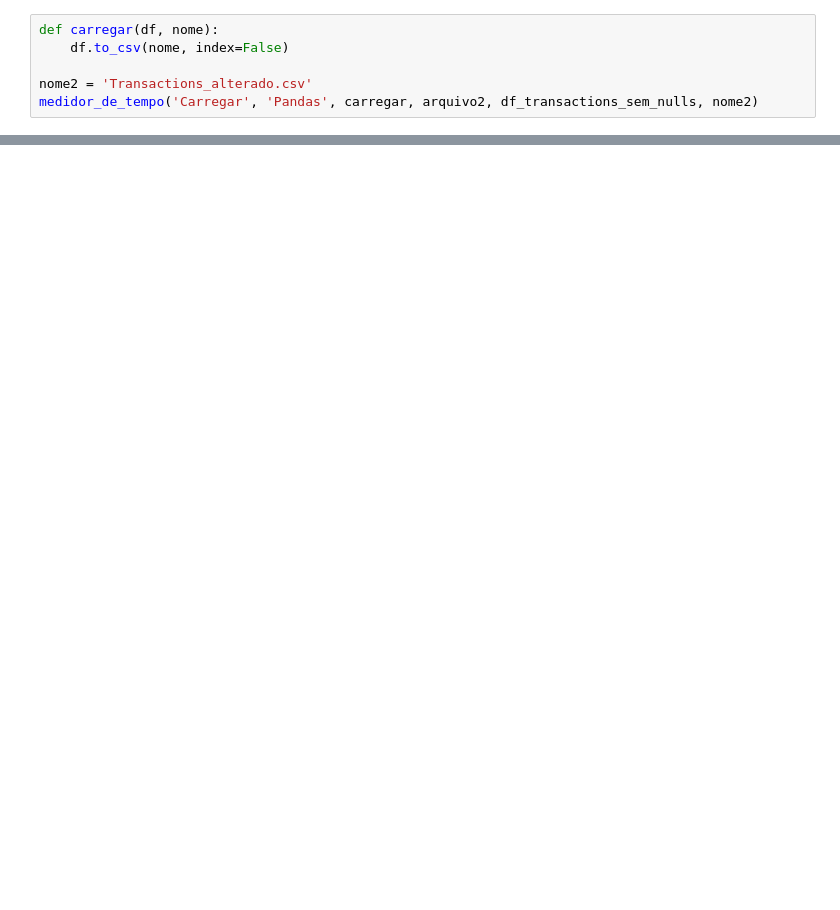
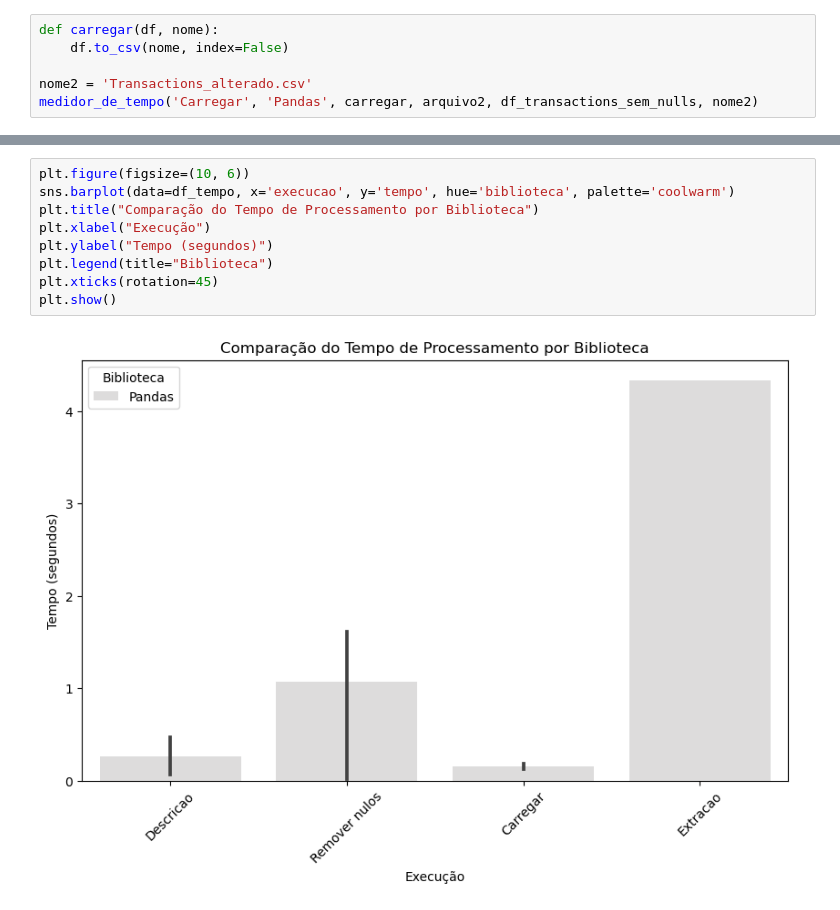
Before and after one commit to Antonio-Dielson/Proj_Ada, a Jupyter notebook: PyCoders.ipynb, the cells around one changed output, grey strips where cells are left out. Cells and saved outputs as stored; diff of their text form; blank space fills up the shorter version.

```diff
--- a/PyCoders.ipynb
+++ b/PyCoders.ipynb
@@ -133,0 +199,11 @@ print(df_tempo.head(12))
+# %%
+plt.figure(figsize=(10, 6))
+sns.barplot(data=df_tempo, x='execucao', y='tempo', hue='biblioteca', palette='coolwarm')
+plt.title("Comparação do Tempo de Processamento por Biblioteca")
+plt.xlabel("Execução")
+plt.ylabel("Tempo (segundos)")
+plt.legend(title="Biblioteca")
+plt.xticks(rotation=45)
+plt.show()
+# %% [output]
+[figure, added]
```
Also changed, not shown: parts of 19 cells of this notebook.
